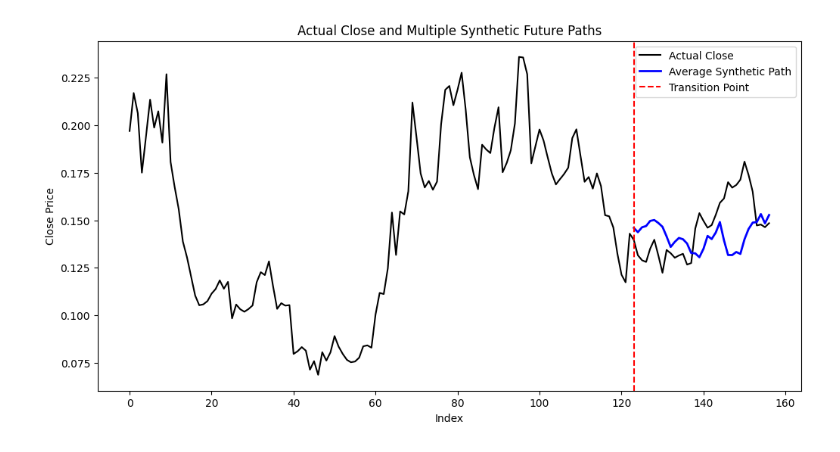
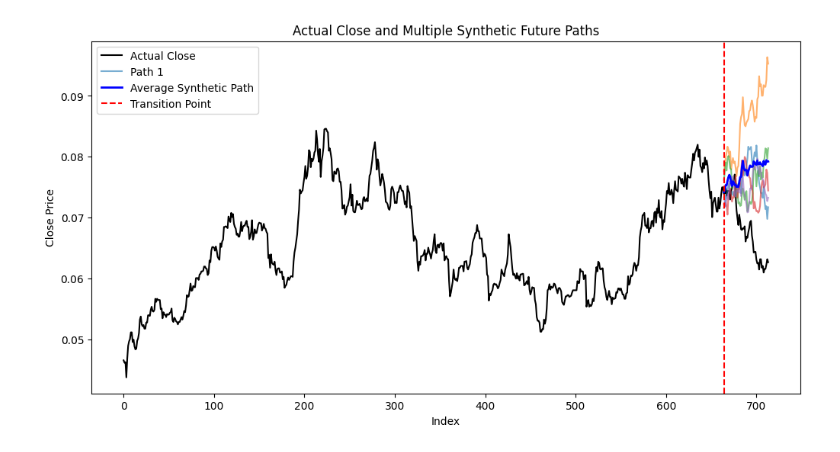
Before and after one commit to nickwilliamsdev/treetrader, a Jupyter notebook: kraken_playground.ipynb, the cells around one changed output. Drawn from its saved outputs; the diff is of its cells as text; code cells hidden in the pictures.

Commit message:
load from files

```diff
--- a/kraken_playground.ipynb
+++ b/kraken_playground.ipynb
@@ -1,7 +1,7 @@
 # %%
 from api_wrappers.kraken_wrapper import KrakenWrapper
 
-wrapper = KrakenWrapper(lb_interval="1day")
+wrapper = KrakenWrapper(lb_interval="4hr")
 
 all_assets = wrapper.get_assets("USD")
 print(len(all_assets))
@@ -26,4 +26,4 @@ ZROUSD
 
 ZRXUSD
 # %%
-hist_dict = wrapper.pull_kraken_hist_usd_simple()
+hist_dict = wrapper.load_hist_files()
@@ -32,5 +30,5 @@ KeyboardInterrupt:
 # %%
-test_key = list(hist_dict.keys())[14]
+test_key = list(hist_dict.keys())[104]
 test_result = hist_dict[test_key]
 
 print(test_key)
@@ -80,0 +107,17 @@ Mean: -0.0011495492194632958
+# %%
+from utils.backtester import Backtester
+
+# Initialize backtester
+backtester = Backtester(initial_balance=10000)
+
+df = df.reset_index(drop=True)
+
+# Now run the backtest as usual
+result_df = backtester.simple_backtest(df, signal_column='Signal')
+
+# Calculate and print performance metrics
+perf = backtester.calculate_performance(result_df)
+print(perf)
+
+# Plot portfolio performance
+backtester.plot_performance(result_df)
@@ -122,9 +168,9 @@ plt.show()
 # %%
 # Number of synthetic paths to generate
 #seeds = [21, 42, 63, 84, 105, 126, 147, 168, 189, 210]  # Different seeds for variety
-seeds = range(100, 100 + 8)
+seeds = range(100, 100 + 5)
 num_paths = len(seeds)
-gen_start = 34  # Start generating synthetic paths from the last 100 points of actual data
+gen_start = 50  # Start generating synthetic paths from the last 100 points of actual data
 synthetic_paths = []
 
 for seed in seeds:
@@ -134,33 +180,33 @@ for seed in seeds:
         dt=1,
         n_steps=gen_start,
         seed=seed
     )
     test_data = dg.generate(start=df['close'].iloc[-gen_start])
     synthetic_paths.append(test_data['close'].values)
 
 # Plot actual data
 plt.figure(figsize=(12, 6))
 plt.plot(df['close'], color='black', label='Actual Close')
 
 # Plot all synthetic paths
 
-'''for i, path in enumerate(synthetic_paths):
-    plt.plot(range(len(df)-gen_start, len(df) + len(path)-gen_start), path, alpha=0.6, label=f'Path {i+1}' if i == 0 else None)'''
+for i, path in enumerate(synthetic_paths):
+    plt.plot(range(len(df)-gen_start, len(df) + len(path)-gen_start), path, alpha=0.6, label=f'Path {i+1}' if i == 0 else None)
 
 # Convert list of arrays to a 2D NumPy array
 paths_array = np.array(synthetic_paths)  # shape: (num_paths, n_steps)
 
 # Calculate the average path
 avg_path = paths_array.mean(axis=0)
 # Plot the average synthetic path
 plt.plot(range(len(df)-gen_start, len(df) + len(avg_path) - gen_start), avg_path, color='blue', linewidth=2, label='Average Synthetic Path')
 
 
 plt.axvline(len(df)-gen_start, color='red', linestyle='--', label='Transition Point')
 plt.xlabel('Index')
 plt.ylabel('Close Price')
 plt.legend()
 plt.title('Actual Close and Multiple Synthetic Future Paths')
 plt.show()
 # %% [output]
-[figure, old version]
+[figure, new version]
```
Also changed, not shown: parts of 9 cells of this notebook, 4 other files.
